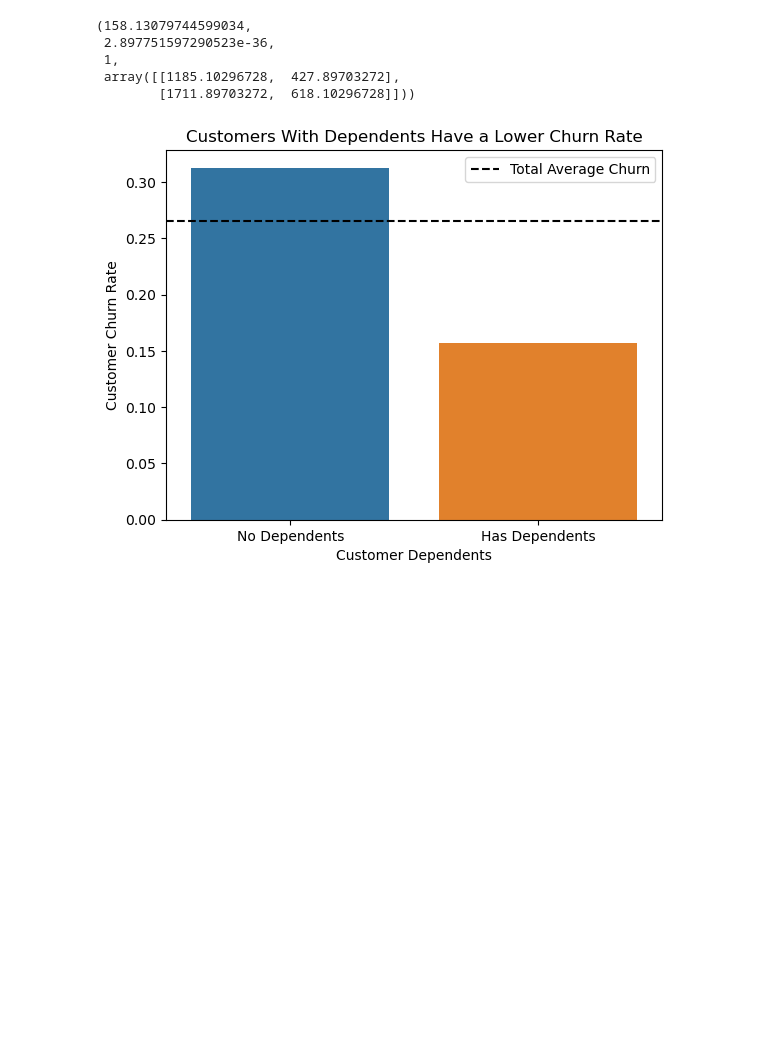
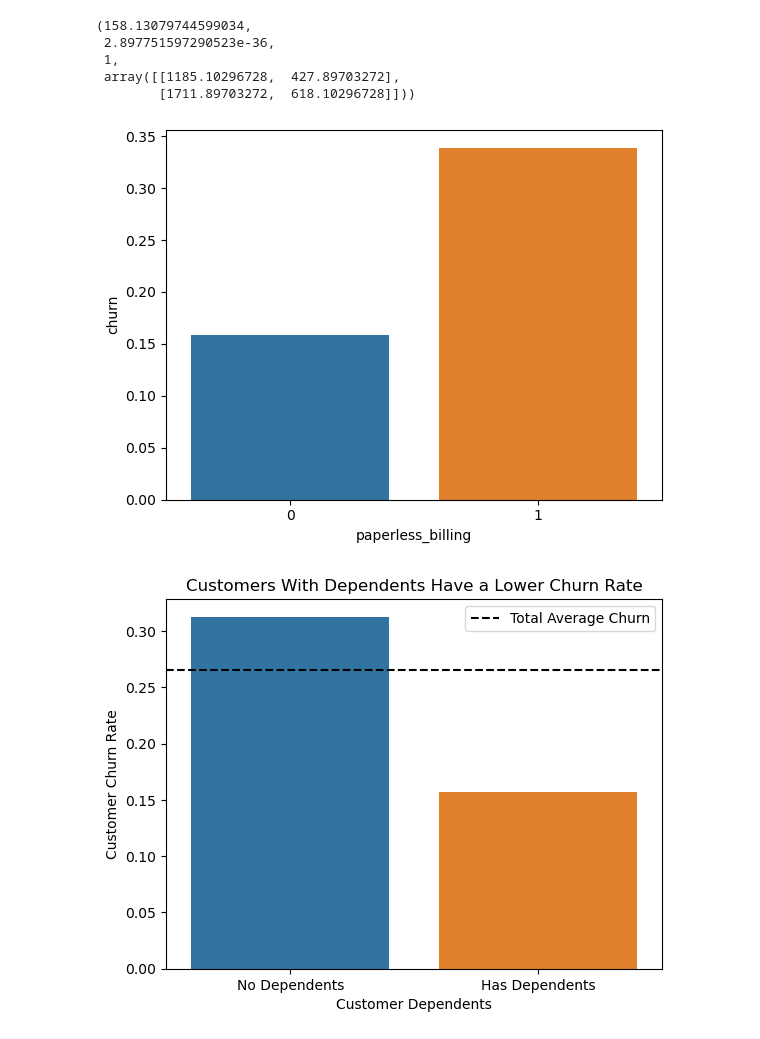
Before and after one commit to Adam-Harris87/classification-project, a Jupyter notebook: explore.ipynb, the cells around one changed output. Cells and saved outputs as stored; diff of their text form; code cells hidden in the pictures; blank space fills up the shorter version.

```diff
--- a/explore.ipynb
+++ b/explore.ipynb
@@ -289,6 +289,14 @@ stats.chi2_contingency(pd.crosstab(train.paperless_billing, train.churn))
  1,
  array([[1185.10296728,  427.89703272],
         [1711.89703272,  618.10296728]]))
+# %%
+sns.barplot(data=train,
+           x='paperless_billing',
+           y='churn',
+           ci=False)
+plt.show()
+# %% [output]
+[figure, added]
 # %%
 # Do customers with both streaming tv and streaming movies churn at a
 # lower rate than customers on average?
```
Also changed, not shown: parts of 7 cells of this notebook, 1 other file.
